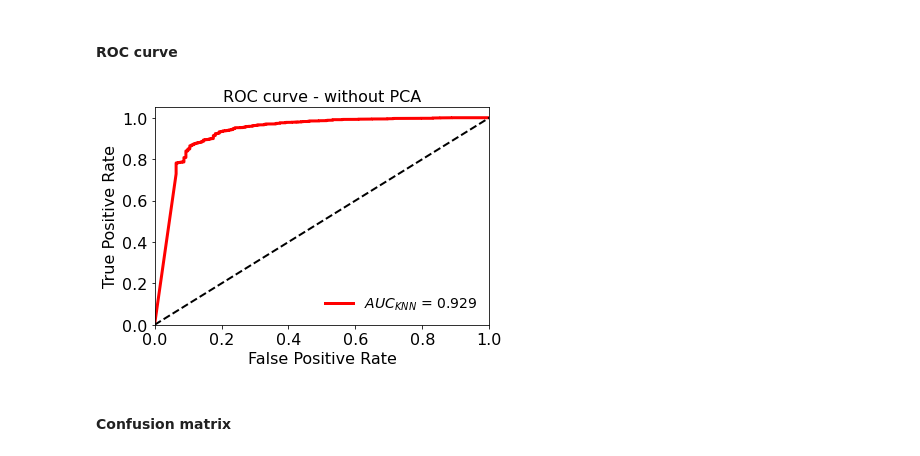
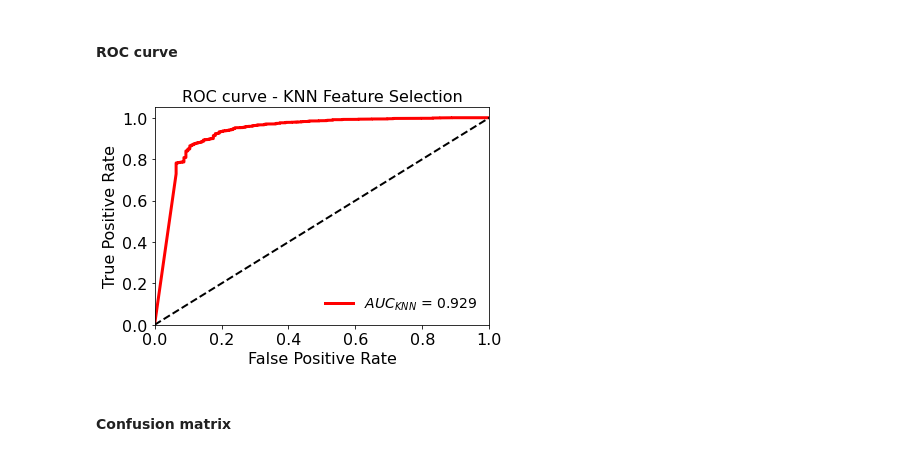
Before and after one commit to gaetanoantonicchio/DataMining-2, a Jupyter notebook: src/Module 1/Classification/Decision Tree - KNN/Features_librosa/bin-genre_class-decision_tree-KNN_unbalanced-features.ipynb, the cells around one changed output. Cells and saved outputs as stored; diff of their text form; code cells hidden in the pictures.

```diff
--- a/src/Module 1/Classification/Decision Tree - KNN/Features_librosa/bin-genre_class-decision_tree-KNN_unbalanced-features.ipynb
+++ b/src/Module 1/Classification/Decision Tree - KNN/Features_librosa/bin-genre_class-decision_tree-KNN_unbalanced-features.ipynb
@@ -843,21 +841,21 @@ legend:
 # %%
 y_score_knn0 = knn.predict_proba(X_test_k_sel)
 fpr_knn0, tpr_knn0, _ = roc_curve(y_test, y_score_knn0[:, 1])
-roc_auc_knn0 = auc(fpr_knn0, tpr_knn0)
+roc_auc_knn_feat = auc(fpr_knn0, tpr_knn0)
 
-plt.plot(fpr_knn0, tpr_knn0, color='red', lw=3, label='$AUC_{KNN}$ = %.3f' % roc_auc_knn0)
+plt.plot(fpr_knn0, tpr_knn0, color='red', lw=3, label='$AUC_{KNN}$ = %.3f' % roc_auc_knn_feat)
 
 plt.plot([0, 1], [0, 1], color='black', lw=2, linestyle='--')
 plt.xlim([0.0, 1.0])
 plt.ylim([0.0, 1.05])
 plt.xlabel('False Positive Rate', fontsize=16)
 plt.ylabel('True Positive Rate', fontsize=16)
-plt.title('ROC curve - without PCA', fontsize=16)
+plt.title('ROC curve - KNN Feature Selection', fontsize=16)
 plt.legend(loc="lower right", fontsize=14, frameon=False)
 plt.tick_params(axis='both', which='major', labelsize=16)
 plt.show()
 # %% [output]
-[figure, old version]
+[figure, new version]
 # %% [markdown]
 #### Confusion matrix
 # %%
```
Also changed, not shown: parts of 10 cells of this notebook.
